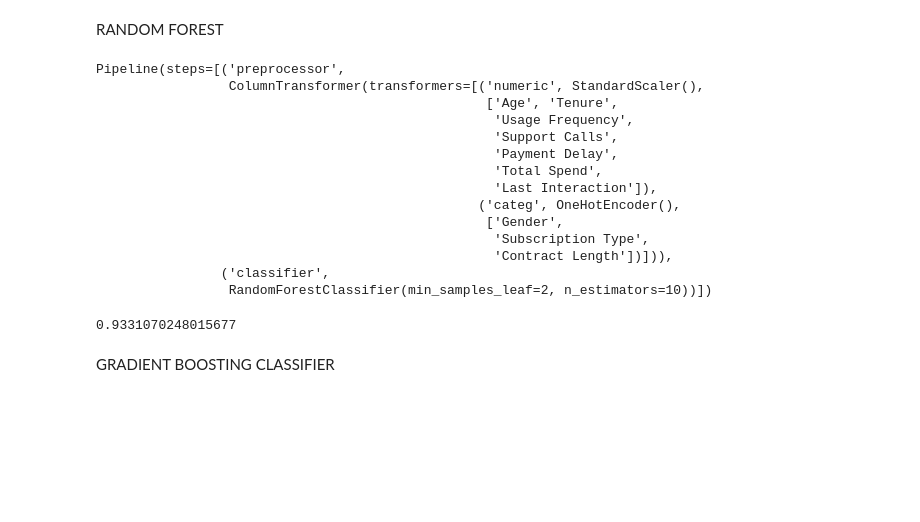
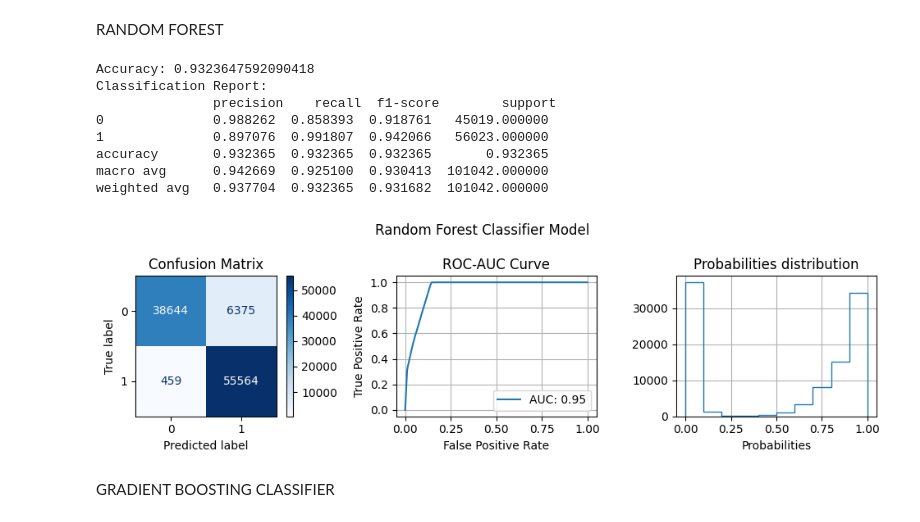
Before and after one commit to KashishJangra1710/CustomerChurnPrediction, a Jupyter notebook: notebooks/Model.ipynb, the cells around one changed output. Saved outputs shown, nothing was run; the diff lists cells and outputs as text; code cells hidden in the pictures; blank space fills up the shorter version.

```diff
--- a/notebooks/Model.ipynb
+++ b/notebooks/Model.ipynb
@@ -63,33 +100,18 @@ RANDOM FOREST
 from sklearn.ensemble import RandomForestClassifier
 # %%
 random_forest_classifier = RandomForestClassifier(n_estimators=10, max_depth=None, min_samples_split=2, min_samples_leaf=2)
-
-random_forest_pipeline = Pipeline(steps=[
-    ('preprocessor', preprocessor),
-    ('classifier', random_forest_classifier)
-])
-
-random_forest_pipeline.fit(trainX, trainY)
+model = train(random_forest_classifier, trainX, trainY)
+evaluate(model, "Random Forest Classifier", testX, testY)
 # %% [output]
-Pipeline(steps=[('preprocessor',
-                 ColumnTransformer(transformers=[('numeric', StandardScaler(),
-                                                  ['Age', 'Tenure',
-                                                   'Usage Frequency',
-                                                   'Support Calls',
-                                                   'Payment Delay',
-                                                   'Total Spend',
-                                                   'Last Interaction']),
-                                                 ('categ', OneHotEncoder(),
-                                                  ['Gender',
-                                                   'Subscription Type',
-                                                   'Contract Length'])])),
-                ('classifier',
-                 RandomForestClassifier(min_samples_leaf=2, n_estimators=10))])
+Accuracy: 0.9323647592090418
+Classification Report:
+               precision    recall  f1-score        support
+0              0.988262  0.858393  0.918761   45019.000000
+1              0.897076  0.991807  0.942066   56023.000000
+accuracy       0.932365  0.932365  0.932365       0.932365
+macro avg      0.942669  0.925100  0.930413  101042.000000
+weighted avg   0.937704  0.932365  0.931682  101042.000000
+[figure, added]
-# %%
-predY = random_forest_pipeline.predict(testX)
-accuracy_score(testY, predY)
-# %% [output]
-0.9331070248015677
 # %% [markdown]
 GRADIENT BOOSTING CLASSIFIER
 # %%
```
Also changed, not shown: parts of 8 cells of this notebook, 8 other files.
